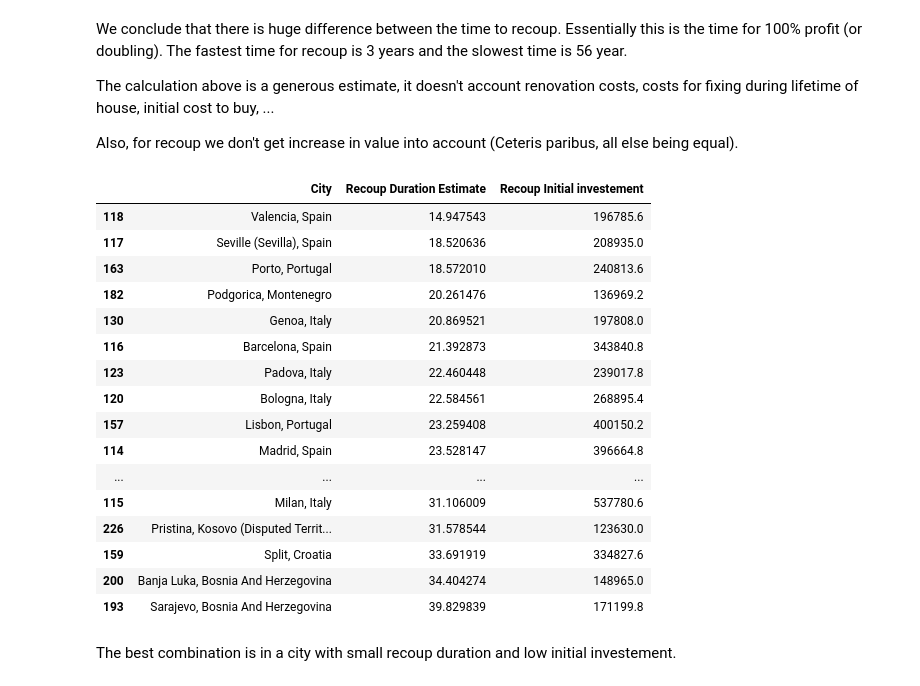
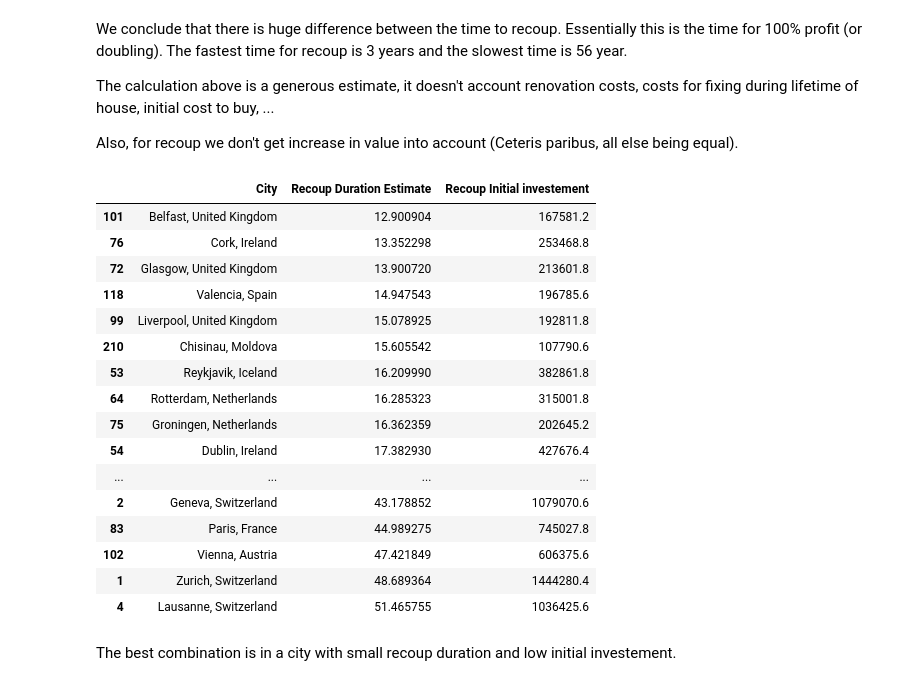
Before and after one commit to yiorgosynkl/cities-analytics, a Jupyter notebook: analysis.ipynb, the cells around one changed output. Saved outputs shown, nothing was run; the diff lists cells and outputs as text; code cells hidden in the pictures.

Commit message:
display all Europe

```diff
--- a/analysis.ipynb
+++ b/analysis.ipynb
@@ -78,27 +79,30 @@ The calculation above is a generous estimate, it doesn't account renovation cost
 Also, for recoup we don't get increase in value into account (Ceteris paribus, all else being equal).
 # %%
 # ceteris paribus, recoup duration in years for south european cities
-df[ df['Region'] == 'Southern Europe' ][['City', 'Recoup Duration Estimate', 'Recoup Initial investement']]
+pd.set_option('display.max_rows', 200)
+# df[ df['Region'] == 'Southern Europe' ][['City', 'Recoup Duration Estimate', 'Recoup Initial investement']]
+df[ df['Continent'] == 'Europe' ][['City', 'Recoup Duration Estimate', 'Recoup Initial investement']]
+
 # random_region = random.choice(list(set(df['Region'])))
 # df[ df['Region'] == random_region ][['City', 'Recoup Duration Estimate']]
 # %% [output]
 |  | City | Recoup Duration Estimate | Recoup Initial investement |
+| 101 | Belfast, United Kingdom | 12.900904 | 167581.2 |
+| 76 | Cork, Ireland | 13.352298 | 253468.8 |
+| 72 | Glasgow, United Kingdom | 13.900720 | 213601.8 |
 | 118 | Valencia, Spain | 14.947543 | 196785.6 |
-| 117 | Seville (Sevilla), Spain | 18.520636 | 208935.0 |
-| 163 | Porto, Portugal | 18.572010 | 240813.6 |
-| 182 | Podgorica, Montenegro | 20.261476 | 136969.2 |
-| 130 | Genoa, Italy | 20.869521 | 197808.0 |
-| 116 | Barcelona, Spain | 21.392873 | 343840.8 |
-| 123 | Padova, Italy | 22.460448 | 239017.8 |
-| 120 | Bologna, Italy | 22.584561 | 268895.4 |
-| 157 | Lisbon, Portugal | 23.259408 | 400150.2 |
-| 114 | Madrid, Spain | 23.528147 | 396664.8 |
+| 99 | Liverpool, United Kingdom | 15.078925 | 192811.8 |
+| 210 | Chisinau, Moldova | 15.605542 | 107790.6 |
+| 53 | Reykjavik, Iceland | 16.209990 | 382861.8 |
+| 64 | Rotterdam, Netherlands | 16.285323 | 315001.8 |
+| 75 | Groningen, Netherlands | 16.362359 | 202645.2 |
+| 54 | Dublin, Ireland | 17.382930 | 427676.4 |
 | ... | ... | ... | ... |
-| 115 | Milan, Italy | 31.106009 | 537780.6 |
-| 226 | Pristina, Kosovo (Disputed Territ... | 31.578544 | 123630.0 |
-| 159 | Split, Croatia | 33.691919 | 334827.6 |
-| 200 | Banja Luka, Bosnia And Herzegovina | 34.404274 | 148965.0 |
-| 193 | Sarajevo, Bosnia And Herzegovina | 39.829839 | 171199.8 |
+| 2 | Geneva, Switzerland | 43.178852 | 1079070.6 |
+| 83 | Paris, France | 44.989275 | 745027.8 |
+| 102 | Vienna, Austria | 47.421849 | 606375.6 |
+| 1 | Zurich, Switzerland | 48.689364 | 1444280.4 |
+| 4 | Lausanne, Switzerland | 51.465755 | 1036425.6 |
 # %% [markdown]
 The best combination is in a city with small recoup duration and low initial investement.
 # %%
```
Also changed, not shown: parts of 1 cell of this notebook.
